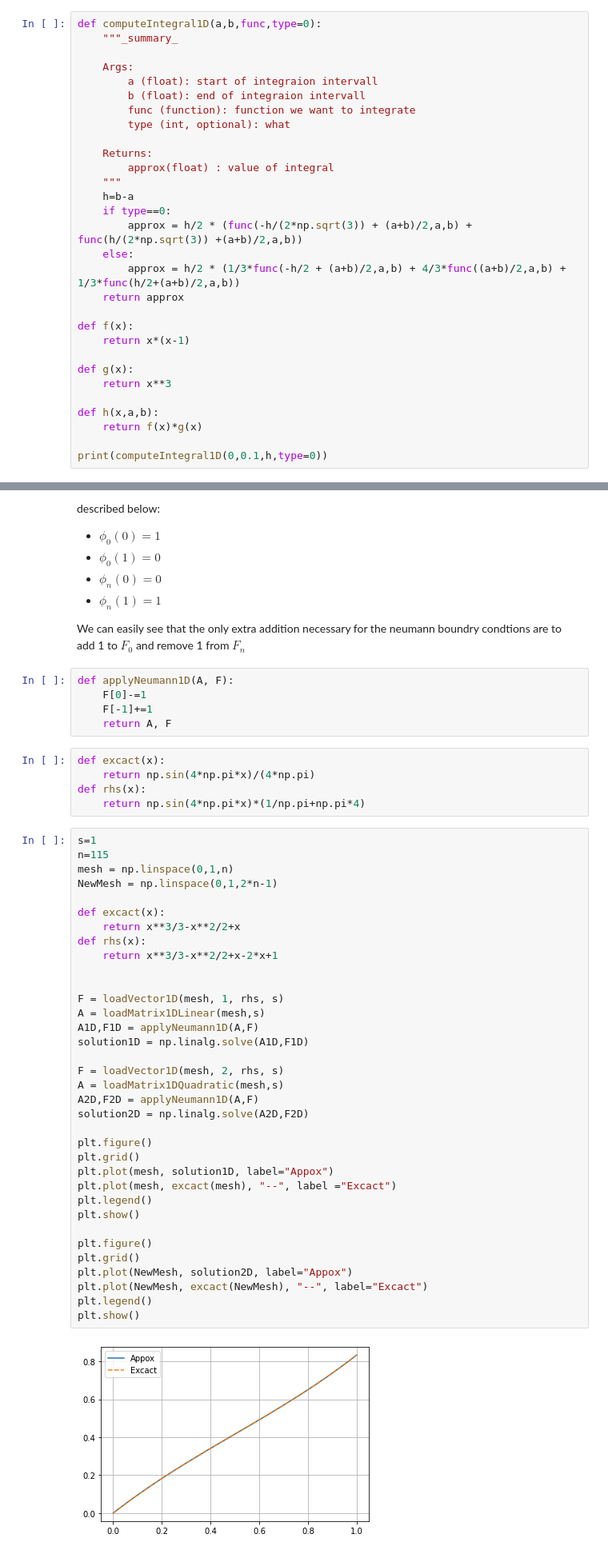
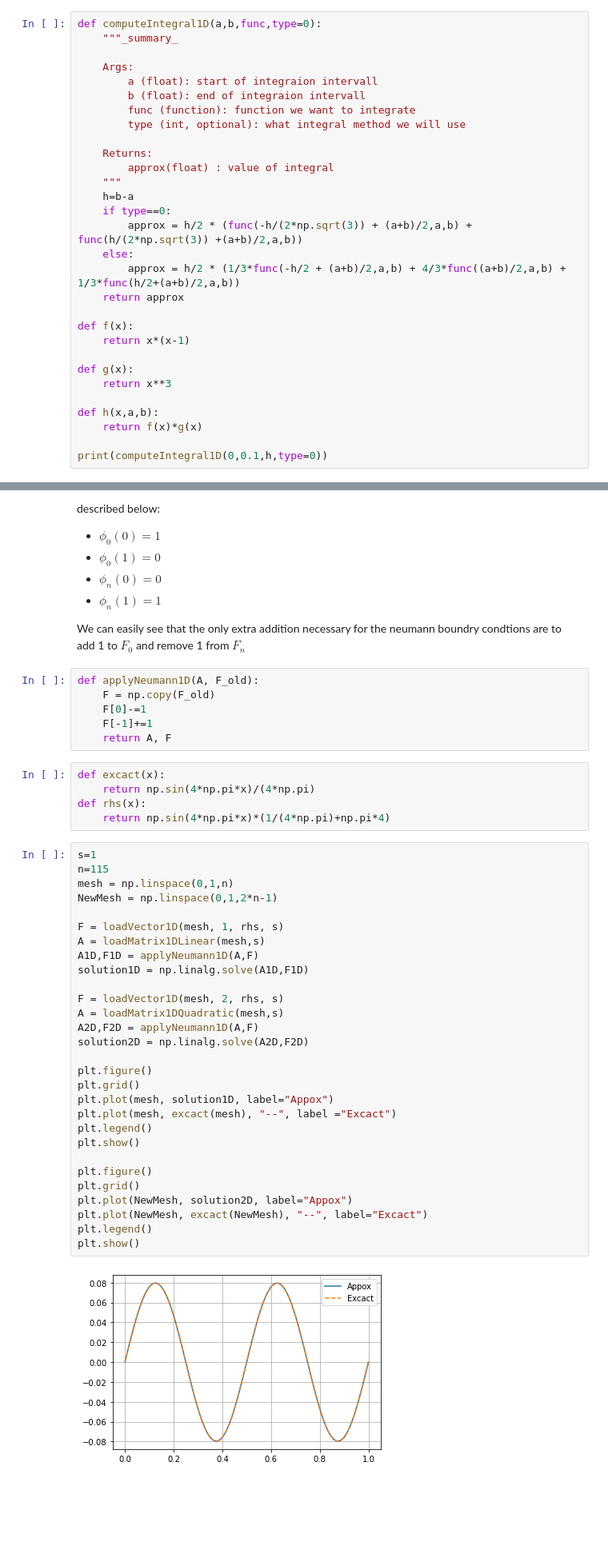
Before and after one commit to augustskog/TMA4220-Project-1, a Jupyter notebook: Project 1.ipynb, the cells around one changed output, grey strips where cells are left out. Shown: that part at 80% size. Saved outputs shown, nothing was run; the diff lists cells and outputs as text; blank space fills up the shorter version.

```diff
--- a/Project 1.ipynb
+++ b/Project 1.ipynb
@@ -33,7 +34,7 @@ def computeIntegral1D(a,b,func,type=0):
         a (float): start of integraion intervall
         b (float): end of integraion intervall
         func (function): function we want to integrate
-        type (int, optional): what
+        type (int, optional): what integral method we will use
 
     Returns:
         approx(float) : value of integral
@@ -447,7 +448,8 @@ This leads us to the linear system: $Au=F$. From the definition of the $\phi_j(x
 
 We can easily see that the only extra addition necessary for the neumann boundry condtions are to add 1 to $F_0$ and remove 1 from $F_n$
 # %%
-def applyNeumann1D(A, F):
+def applyNeumann1D(A, F_old):
+    F = np.copy(F_old)
     F[0]-=1
     F[-1]+=1
     return A, F
@@ -455,41 +457,35 @@ def applyNeumann1D(A, F):
 def excact(x):
     return np.sin(4*np.pi*x)/(4*np.pi)
 def rhs(x):
-    return np.sin(4*np.pi*x)*(1/np.pi+np.pi*4)
+    return np.sin(4*np.pi*x)*(1/(4*np.pi)+np.pi*4)
 # %%
 s=1
 n=115
 mesh = np.linspace(0,1,n)
 NewMesh = np.linspace(0,1,2*n-1)
-
-def excact(x):
-    return x**3/3-x**2/2+x
-def rhs(x):
-    return x**3/3-x**2/2+x-2*x+1
-
 
 F = loadVector1D(mesh, 1, rhs, s)
 A = loadMatrix1DLinear(mesh,s)
 A1D,F1D = applyNeumann1D(A,F)
 solution1D = np.linalg.solve(A1D,F1D)
 
 F = loadVector1D(mesh, 2, rhs, s)
 A = loadMatrix1DQuadratic(mesh,s)
 A2D,F2D = applyNeumann1D(A,F)
 solution2D = np.linalg.solve(A2D,F2D)
 
 plt.figure()
 plt.grid()
 plt.plot(mesh, solution1D, label="Appox")
 plt.plot(mesh, excact(mesh), "--", label ="Excact")
 plt.legend()
 plt.show()
 
 plt.figure()
 plt.grid()
 plt.plot(NewMesh, solution2D, label="Appox")
 plt.plot(NewMesh, excact(NewMesh), "--", label="Excact")
 plt.legend()
 plt.show()
 # %% [output]
-[figure, old version]
+[figure, new version]
```
Also changed, not shown: parts of 13 cells of this notebook.
